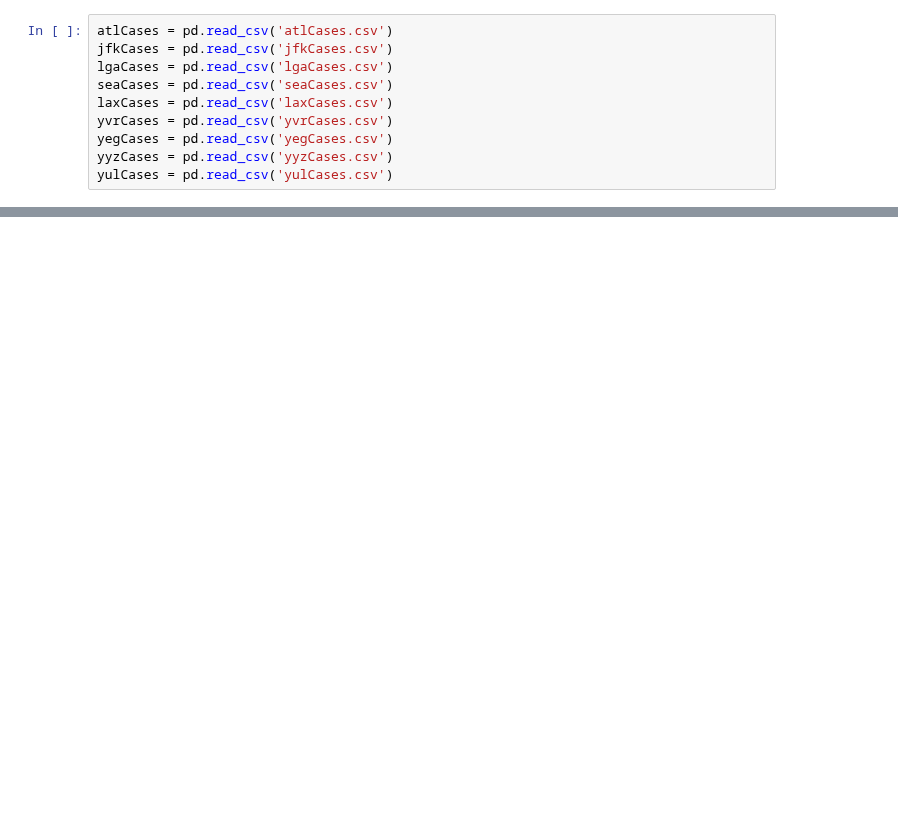
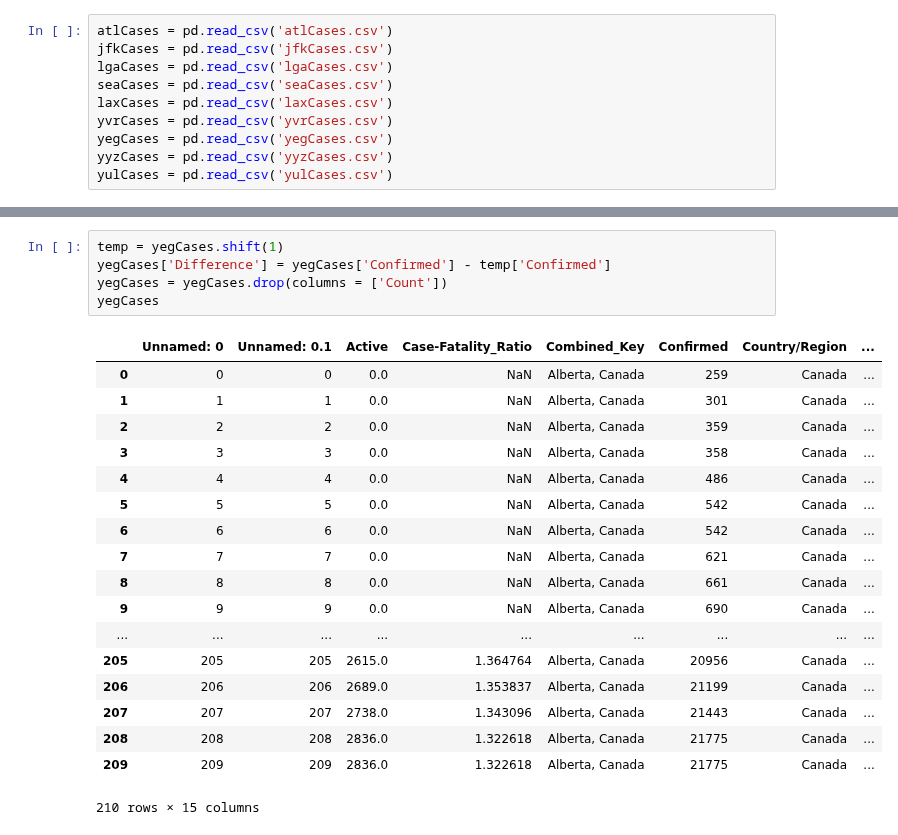
Before and after one commit to clement-ip/covid-airport-travel, a Jupyter notebook: Covid-Data/make_params_for_covid.ipynb, the cells around one changed output, grey strips where cells are left out. Cells and saved outputs as stored; diff of their text form; blank space fills up the shorter version.

```diff
--- a/Covid-Data/make_params_for_covid.ipynb
+++ b/Covid-Data/make_params_for_covid.ipynb
@@ -117,0 +21,24 @@ yyzCt
+# %%
+temp = yegCases.shift(1)
+yegCases['Difference'] = yegCases['Confirmed'] - temp['Confirmed']
+yegCases = yegCases.drop(columns = ['Count'])
+yegCases
+# %% [output]
+|  | Unnamed: 0 | Unnamed: 0.1 | Active | Case-Fatality_Ratio | Combined_Key | Confirmed | Country/Region | ... |
+| 0 | 0 | 0 | 0.0 | NaN | Alberta, Canada | 259 | Canada | ... |
+| 1 | 1 | 1 | 0.0 | NaN | Alberta, Canada | 301 | Canada | ... |
+| 2 | 2 | 2 | 0.0 | NaN | Alberta, Canada | 359 | Canada | ... |
+| 3 | 3 | 3 | 0.0 | NaN | Alberta, Canada | 358 | Canada | ... |
+| 4 | 4 | 4 | 0.0 | NaN | Alberta, Canada | 486 | Canada | ... |
+| 5 | 5 | 5 | 0.0 | NaN | Alberta, Canada | 542 | Canada | ... |
+| 6 | 6 | 6 | 0.0 | NaN | Alberta, Canada | 542 | Canada | ... |
+| 7 | 7 | 7 | 0.0 | NaN | Alberta, Canada | 621 | Canada | ... |
+| 8 | 8 | 8 | 0.0 | NaN | Alberta, Canada | 661 | Canada | ... |
+| 9 | 9 | 9 | 0.0 | NaN | Alberta, Canada | 690 | Canada | ... |
+| ... | ... | ... | ... | ... | ... | ... | ... | ... |
+| 205 | 205 | 205 | 2615.0 | 1.364764 | Alberta, Canada | 20956 | Canada | ... |
+| 206 | 206 | 206 | 2689.0 | 1.353837 | Alberta, Canada | 21199 | Canada | ... |
+| 207 | 207 | 207 | 2738.0 | 1.343096 | Alberta, Canada | 21443 | Canada | ... |
+| 208 | 208 | 208 | 2836.0 | 1.322618 | Alberta, Canada | 21775 | Canada | ... |
+| 209 | 209 | 209 | 2836.0 | 1.322618 | Alberta, Canada | 21775 | Canada | ... |
+210 rows × 15 columns
```
Also changed, not shown: parts of 18 cells of this notebook, 9 other files.
